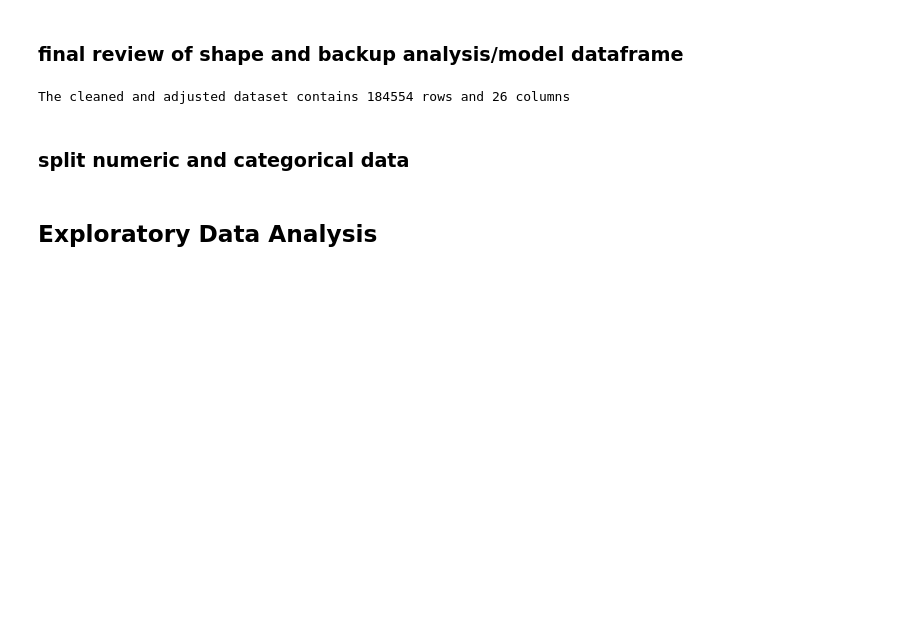
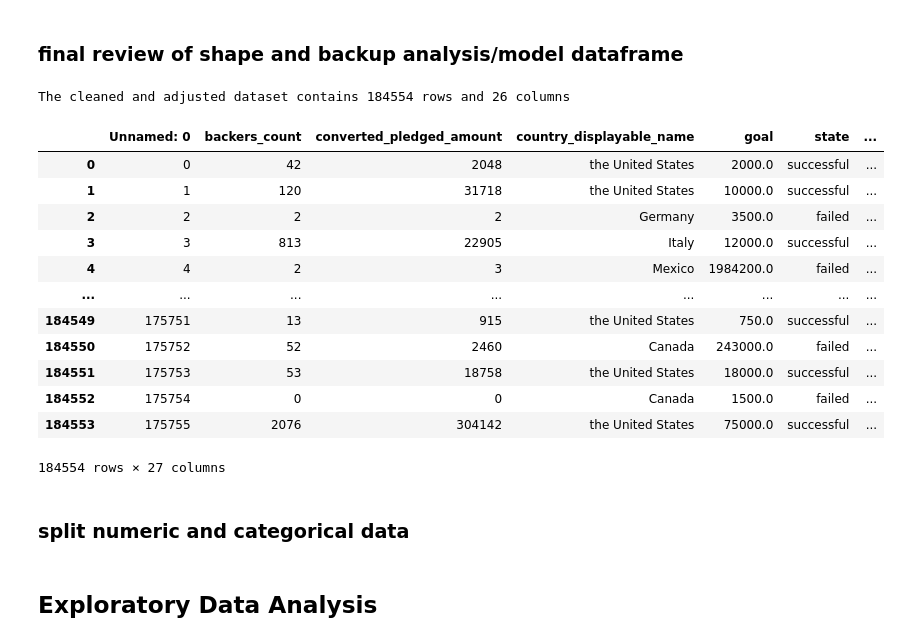
Before and after one commit to nicolerichter1989/kickstarter, a Jupyter notebook: kickstarter_project.ipynb, the cells around one changed output. Cells and saved outputs as stored; diff of their text form; code cells hidden in the pictures; blank space fills up the shorter version.

```diff
--- a/kickstarter_project.ipynb
+++ b/kickstarter_project.ipynb
@@ -417,3 +406,19 @@ df.to_csv('analysis_model_df.csv')
+# %%
+df
+# %% [output]
+|  | Unnamed: 0 | backers_count | converted_pledged_amount | country_displayable_name | goal | state | ... |
+| 0 | 0 | 42 | 2048 | the United States | 2000.0 | successful | ... |
+| 1 | 1 | 120 | 31718 | the United States | 10000.0 | successful | ... |
+| 2 | 2 | 2 | 2 | Germany | 3500.0 | failed | ... |
+| 3 | 3 | 813 | 22905 | Italy | 12000.0 | successful | ... |
+| 4 | 4 | 2 | 3 | Mexico | 1984200.0 | failed | ... |
+| ... | ... | ... | ... | ... | ... | ... | ... |
+| 184549 | 175751 | 13 | 915 | the United States | 750.0 | successful | ... |
+| 184550 | 175752 | 52 | 2460 | Canada | 243000.0 | failed | ... |
+| 184551 | 175753 | 53 | 18758 | the United States | 18000.0 | successful | ... |
+| 184552 | 175754 | 0 | 0 | Canada | 1500.0 | failed | ... |
+| 184553 | 175755 | 2076 | 304142 | the United States | 75000.0 | successful | ... |
+184554 rows × 27 columns
 # %% [markdown]
 ### split numeric and categorical data
 # %%
```
Also changed, not shown: parts of 44 cells of this notebook, 2 other files.
